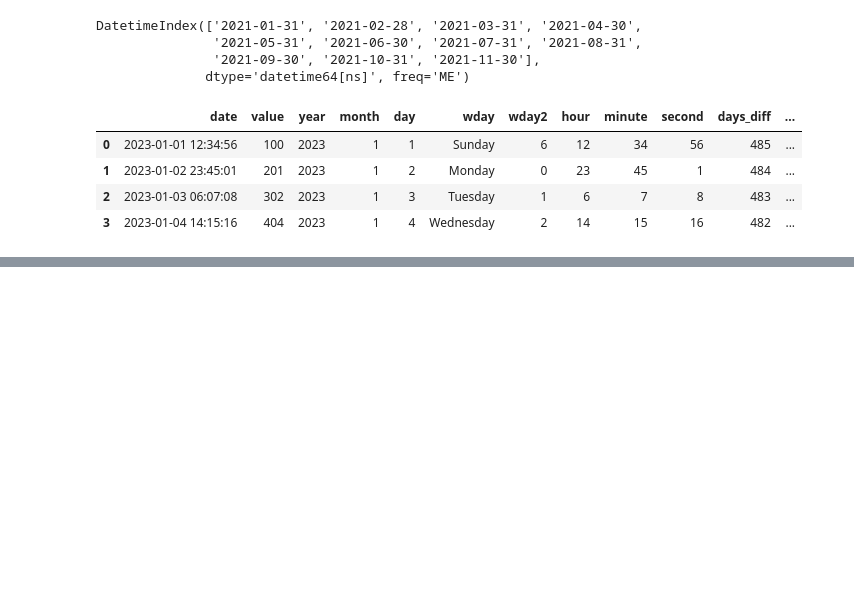
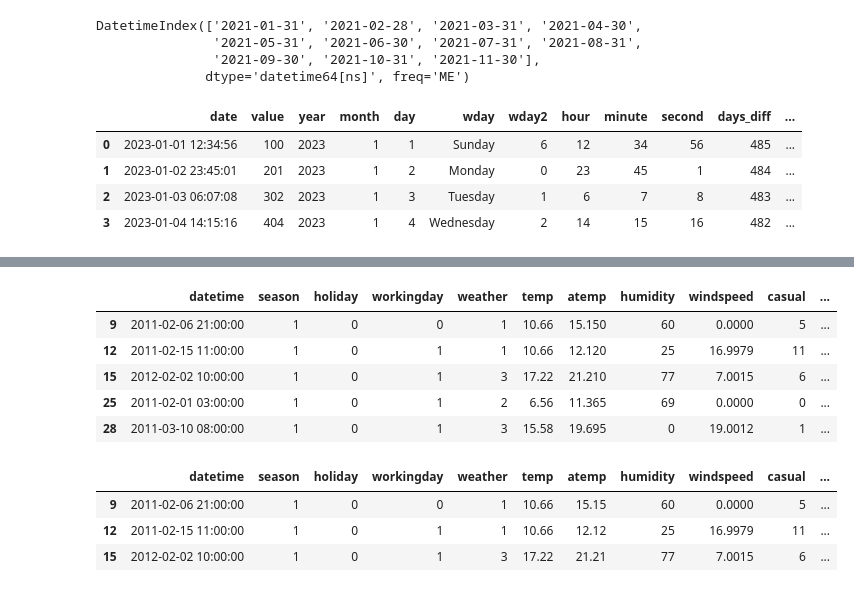
Before and after one commit to lizardnote/ML_practice, a Jupyter notebook: 빅분기_ch2_pandas.ipynb, the cells around one changed output, grey strips where cells are left out. Cells and saved outputs as stored; diff of their text form; code cells hidden in the pictures; blank space fills up the shorter version.

```diff
--- a/빅분기_ch2_pandas.ipynb
+++ b/빅분기_ch2_pandas.ipynb
@@ -1055,0 +1142,3 @@ df.head()
+# %%
+df['datetime'] = pd.to_datetime(df['datetime'])
+df.info()
@@ -1055,0 +1165,18 @@ df.head()
+# %%
+df_season1 = df.loc[df['season'] == 1]
+df_season1.head()
+# %% [output]
+|  | datetime | season | holiday | workingday | weather | temp | atemp | humidity | windspeed | casual | ... |
+| 9 | 2011-02-06 21:00:00 | 1 | 0 | 0 | 1 | 10.66 | 15.150 | 60 | 0.0000 | 5 | ... |
+| 12 | 2011-02-15 11:00:00 | 1 | 0 | 1 | 1 | 10.66 | 12.120 | 25 | 16.9979 | 11 | ... |
+| 15 | 2012-02-02 10:00:00 | 1 | 0 | 1 | 3 | 17.22 | 21.210 | 77 | 7.0015 | 6 | ... |
+| 25 | 2011-02-01 03:00:00 | 1 | 0 | 1 | 2 | 6.56 | 11.365 | 69 | 0.0000 | 0 | ... |
+| 28 | 2011-03-10 08:00:00 | 1 | 0 | 1 | 3 | 15.58 | 19.695 | 0 | 19.0012 | 1 | ... |
+# %%
+df['hour'] = df['datetime'].dt.hour
+df_season1.head(3)
+# %% [output]
+|  | datetime | season | holiday | workingday | weather | temp | atemp | humidity | windspeed | casual | ... |
+| 9 | 2011-02-06 21:00:00 | 1 | 0 | 0 | 1 | 10.66 | 15.15 | 60 | 0.0000 | 5 | ... |
+| 12 | 2011-02-15 11:00:00 | 1 | 0 | 1 | 1 | 10.66 | 12.12 | 25 | 16.9979 | 11 | ... |
+| 15 | 2012-02-02 10:00:00 | 1 | 0 | 1 | 3 | 17.22 | 21.21 | 77 | 7.0015 | 6 | ... |
```
Also changed, not shown: parts of 43 cells of this notebook.
